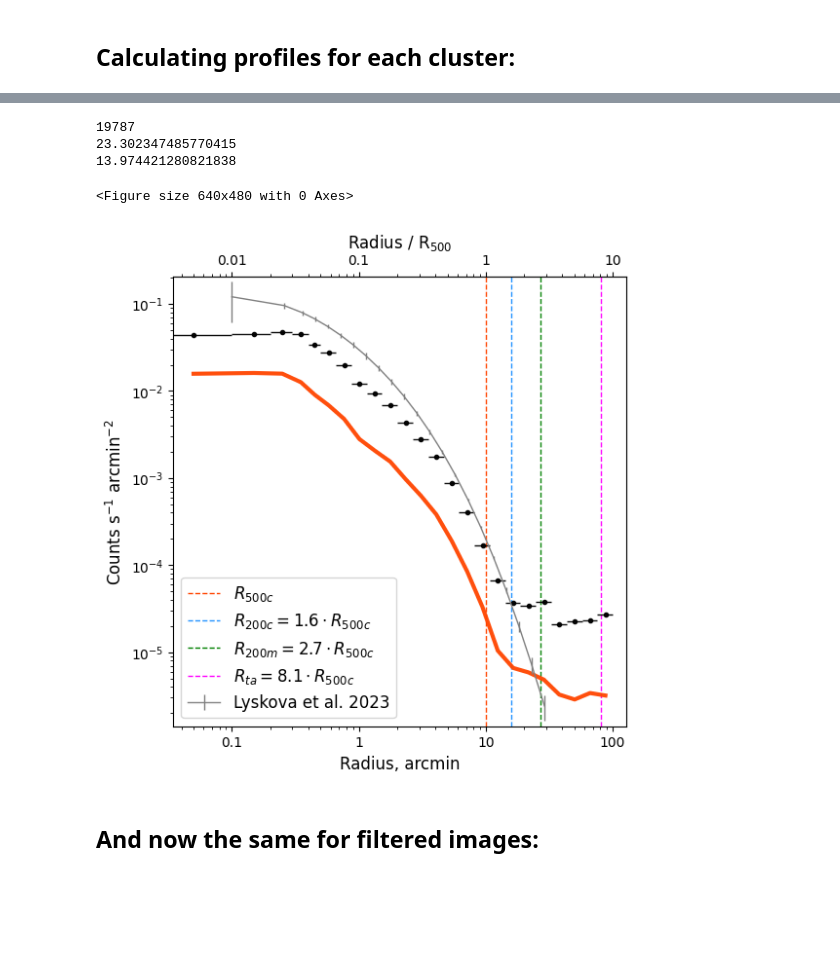
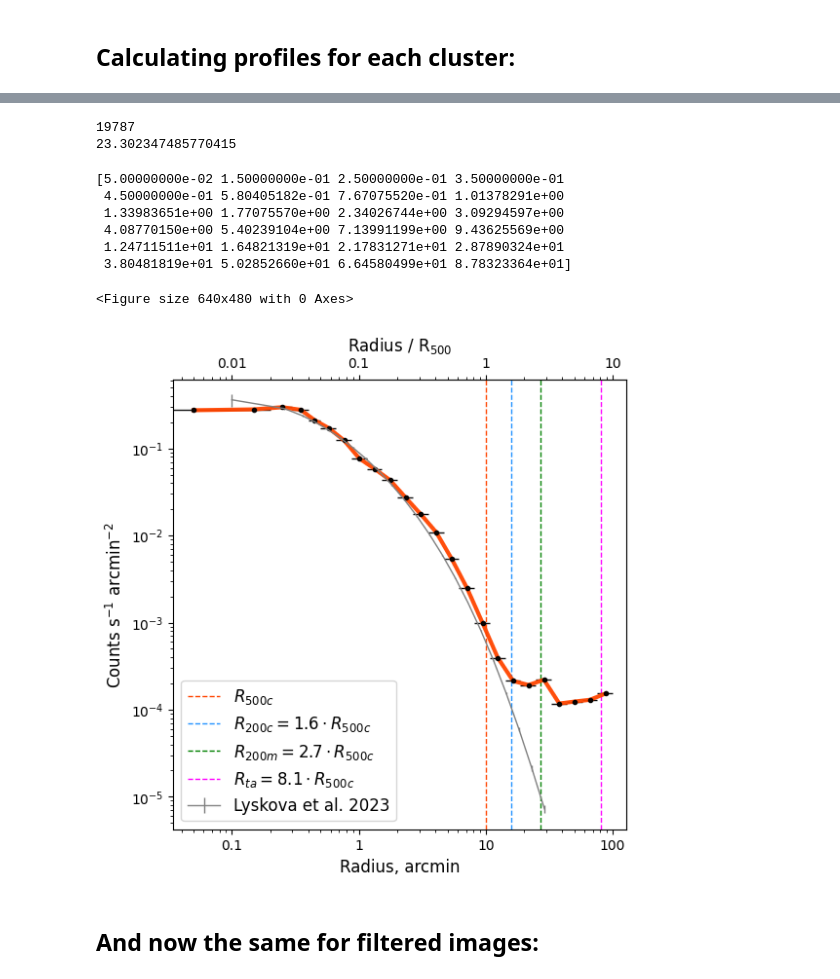
Before and after one commit to pi4imu/stacking, a Jupyter notebook: stacking_new.ipynb, the cells around one changed output, grey strips where cells are left out. Drawn from its saved outputs; the diff is of its cells as text; code cells hidden in the pictures; blank space fills up the shorter version.

```diff
--- a/stacking_new.ipynb
+++ b/stacking_new.ipynb
@@ -477,7 +484,9 @@ for cl_num in tqdm(clusters.index[:84]):
                               hist=pho_hist,
                               mmmask='no',
                               field_length=20,
-                              draw=False)
+                              draw=False,
+                              ARF_weights=True,
+                              errors=False)
 
     df_add = pd.DataFrame(brbr).T
     df_all = pd.concat([df_all, df_add], axis=0)
@@ -525,6 +496,6 @@ for cl_num in tqdm(clusters.index[:84]):
 yarkosti = pd.read_csv("brpr-original.csv", sep='\s+', header=None, index_col=0)
 yarkosti.index=np.array(clusters.index[:])
 display(yarkosti)
-yarkosti = yarkosti.to_numpy()
+#yarkosti = yarkosti.to_numpy()
 # %% [output]
 |  | 1 | 2 | 3 | 4 | 5 | 6 | 7 | 8 | 9 | 10 | ... | ... |
@@ -616,6 +684,6 @@ for cl_num in tqdm(clusters.index[:84]):
                                             draw=False,
                                             delete_superfluous=False,
                                             histlen=2001,
-                                            ARF_weights=False)
+                                            ARF_weights=True)
 
     total_hist_unfiltered = np.add(total_hist_unfiltered, pho_hist)
@@ -657,34 +723,39 @@ plt.show()
 # %%
 %run -i 'utils/scripts.py'
 
 plt.figure(figsize=(6, 6))
 
 brbr = brightness_profile(clusternumber=19787,           # choose any
-                          hist=total_hist_unfiltered140/84,
+                          hist=total_hist_unfiltered/84,
                           mmmask='no',
                           draw=True,
                           field_length=20,
                           ARF_weights=True)
 
 #plt.ylim(1e-8, 2e1)
 
 plt.plot(np.array(setka)/r500r*(10*998/1000),
          np.array(yar)/84,
          linewidth=3, marker='.',
          markersize=0, alpha=0.95,
          color='orangered')
 
-plt.errorbar(Ix[0], Ix[1], (Ix[3]-Ix[1], Ix[1]-Ix[2]), lw=1, color='grey', label='Lyskova et al. 2023')
+plt.errorbar(Ix[0], Ix[1]*3, (Ix[3]-Ix[1], Ix[1]-Ix[2]), lw=1, color='grey', label='Lyskova et al. 2023')
 
 plt.legend(loc=3, fontsize=12)
 
 plt.show()
 # %% [output]
 19787
 23.302347485770415
-13.974421280821838
-<Figure size 640x480 with 0 Axes>
+[5.00000000e-02 1.50000000e-01 2.50000000e-01 3.50000000e-01
+ 4.50000000e-01 5.80405182e-01 7.67075520e-01 1.01378291e+00
+ 1.33983651e+00 1.77075570e+00 2.34026744e+00 3.09294597e+00
+ 4.08770150e+00 5.40239104e+00 7.13991199e+00 9.43625569e+00
+ 1.24711511e+01 1.64821319e+01 2.17831271e+01 2.87890324e+01
+ 3.80481819e+01 5.02852660e+01 6.64580499e+01 8.78323364e+01]
+<Figure size 640x480 with 0 Axes>
-[figure, old version]
+[figure, new version]
 # %% [markdown]
 ## And now the same for filtered images:
 # %%
```
Also changed, not shown: parts of 18 cells of this notebook, 13 other files.
